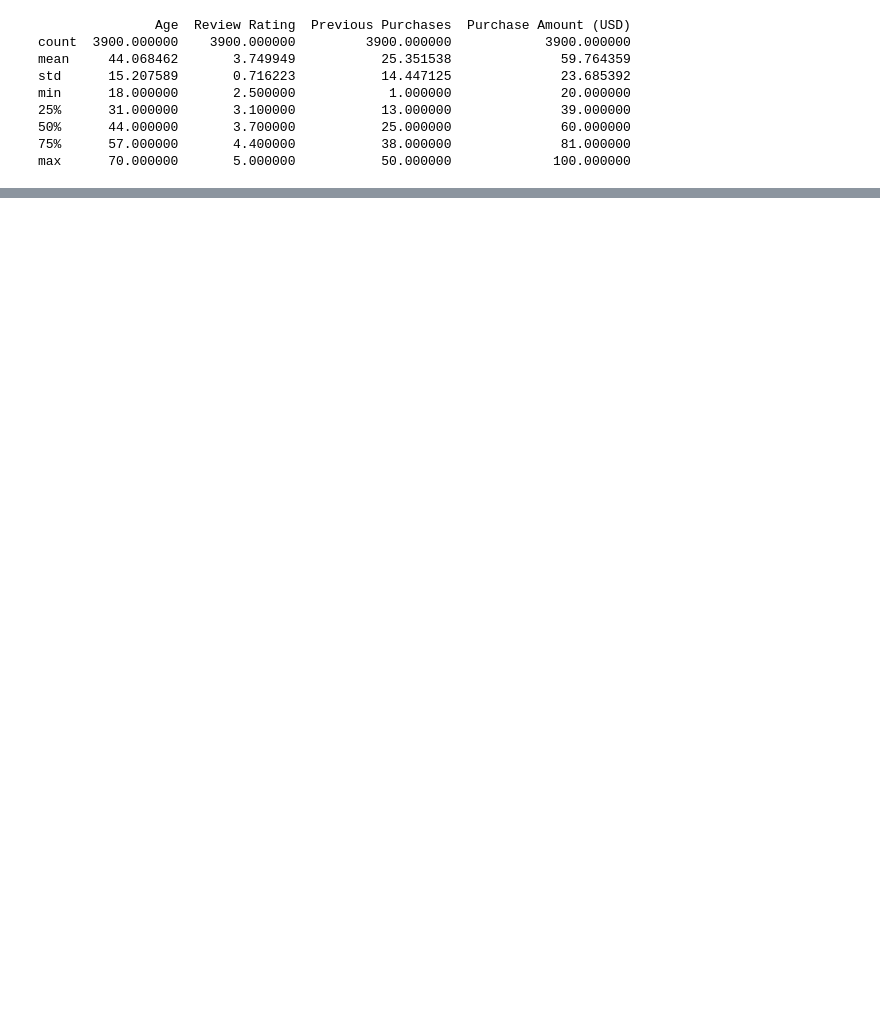
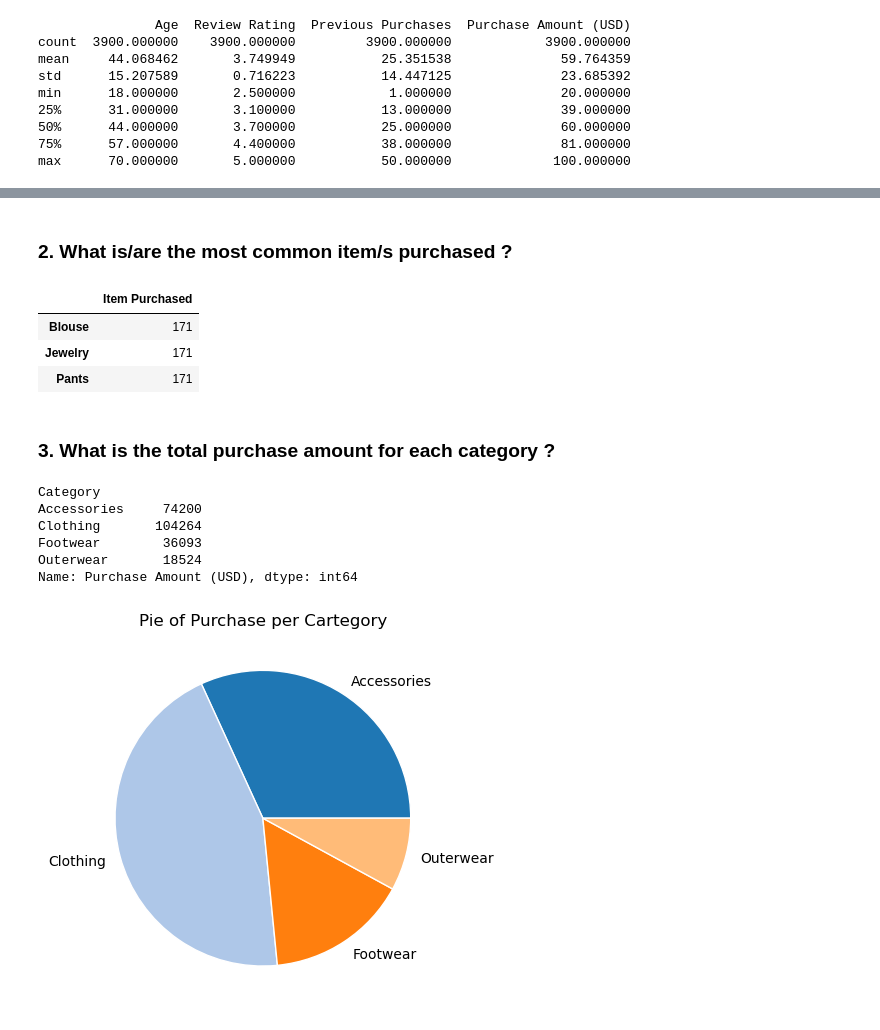
Before and after one commit to npicaut/EDA_shopping_trends, a Jupyter notebook: shopping-trends.ipynb, the cells around one changed output, grey strips where cells are left out. Saved outputs shown, nothing was run; the diff lists cells and outputs as text; code cells hidden in the pictures; blank space fills up the shorter version.

```diff
--- a/shopping-trends.ipynb
+++ b/shopping-trends.ipynb
@@ -49,0 +129,27 @@ Describe each variable with matplotlib
+# %% [markdown]
+### 2. What is/are the most common item/s purchased ?
+# %%
+items_count = pd.DataFrame(df["Item Purchased"].value_counts())
+items_count[items_count["Item Purchased"]==items_count["Item Purchased"].max()]
+# %% [output]
+|  | Item Purchased |
+| Blouse | 171 |
+| Jewelry | 171 |
+| Pants | 171 |
+# %% [markdown]
+### 3. What is the total purchase amount for each category ?
+# %%
+purchase_percat = df.groupby("Category")["Purchase Amount (USD)"].sum()
+print(purchase_percat)
+cat = CategorialVariableGraph(variable="Purchase per Cartegory", df_variable=purchase_percat)
+cat.labels = purchase_percat.index
+cat.values = purchase_percat.values
+cat.make_pie()
+# %% [output]
+Category
+Accessories     74200
+Clothing       104264
+Footwear        36093
+Outerwear       18524
+Name: Purchase Amount (USD), dtype: int64
+[figure, added]
```
Also changed, not shown: parts of 17 cells of this notebook.
